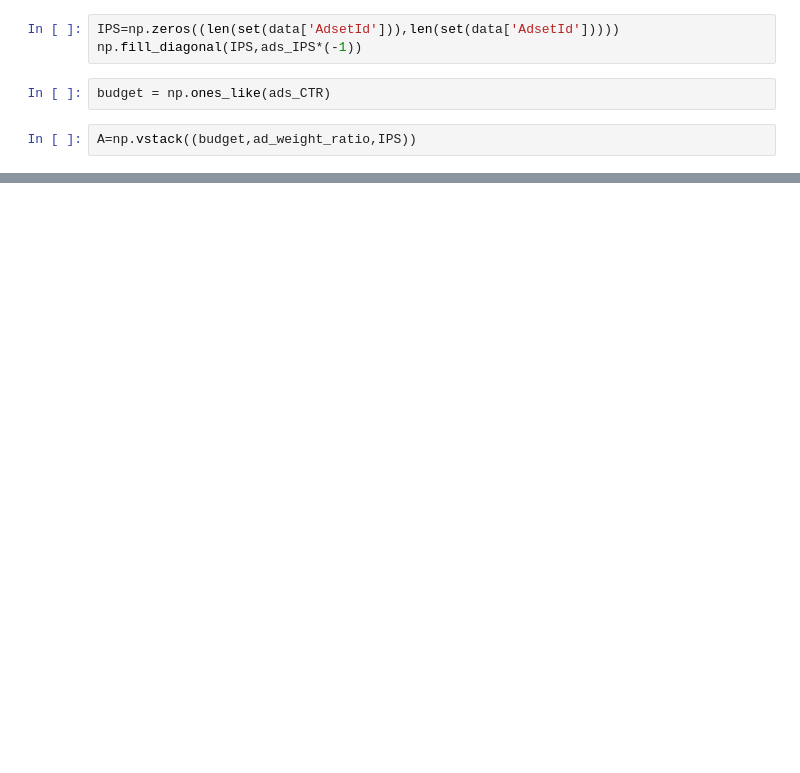
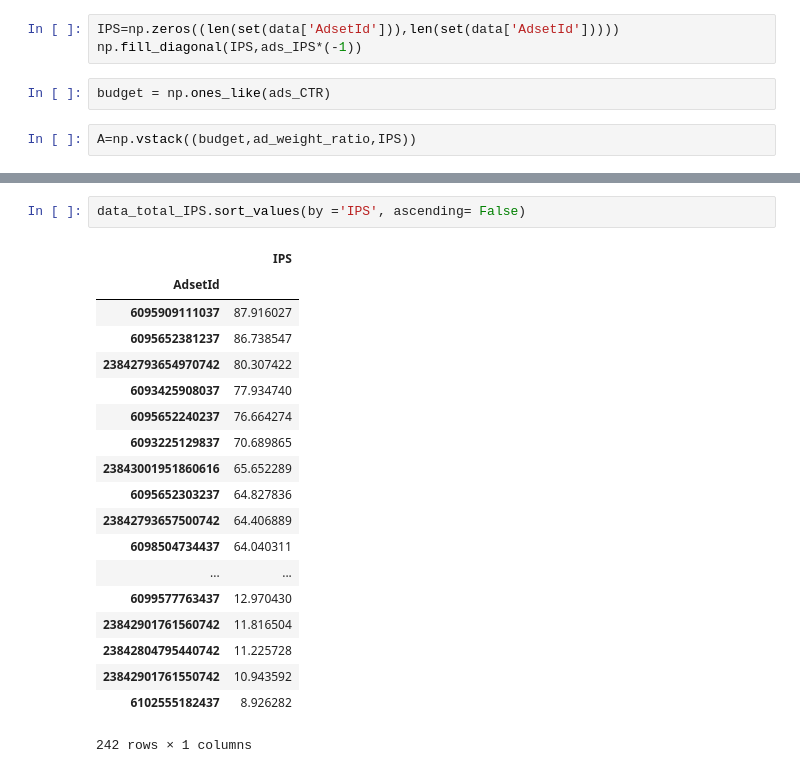
Before and after one commit to antan123/Work, a Jupyter notebook: sagemaker/Thompson Sampling.ipynb, the cells around one changed output, grey strips where cells are left out. Saved outputs shown, nothing was run; the diff lists cells and outputs as text; blank space fills up the shorter version.

```diff
--- a/sagemaker/Thompson Sampling.ipynb
+++ b/sagemaker/Thompson Sampling.ipynb
@@ -257,0 +265,22 @@ pd.DataFrame(ads_allotment).to_csv('Ads_Allotment')
+# %%
+data_total_IPS.sort_values(by ='IPS', ascending= False)
+# %% [output]
+|  | IPS |
+| AdsetId |  |
+| 6095909111037 | 87.916027 |
+| 6095652381237 | 86.738547 |
+| 23842793654970742 | 80.307422 |
+| 6093425908037 | 77.934740 |
+| 6095652240237 | 76.664274 |
+| 6093225129837 | 70.689865 |
+| 23843001951860616 | 65.652289 |
+| 6095652303237 | 64.827836 |
+| 23842793657500742 | 64.406889 |
+| 6098504734437 | 64.040311 |
+| ... | ... |
+| 6099577763437 | 12.970430 |
+| 23842901761560742 | 11.816504 |
+| 23842804795440742 | 11.225728 |
+| 23842901761550742 | 10.943592 |
+| 6102555182437 | 8.926282 |
+242 rows × 1 columns
```
Also changed, not shown: parts of 15 cells of this notebook, 4 other files.
